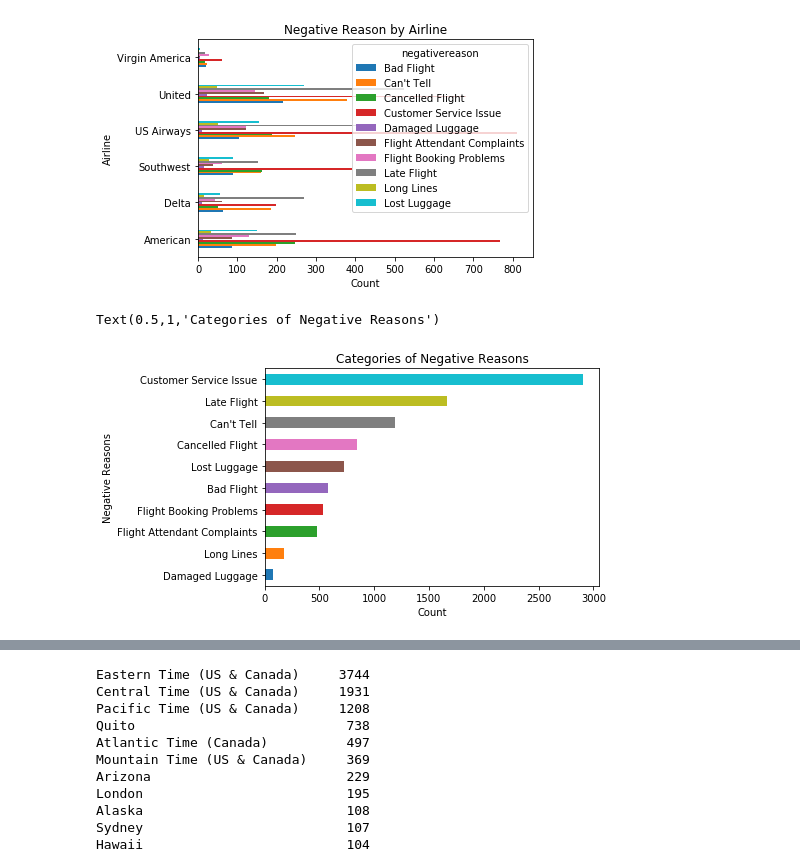
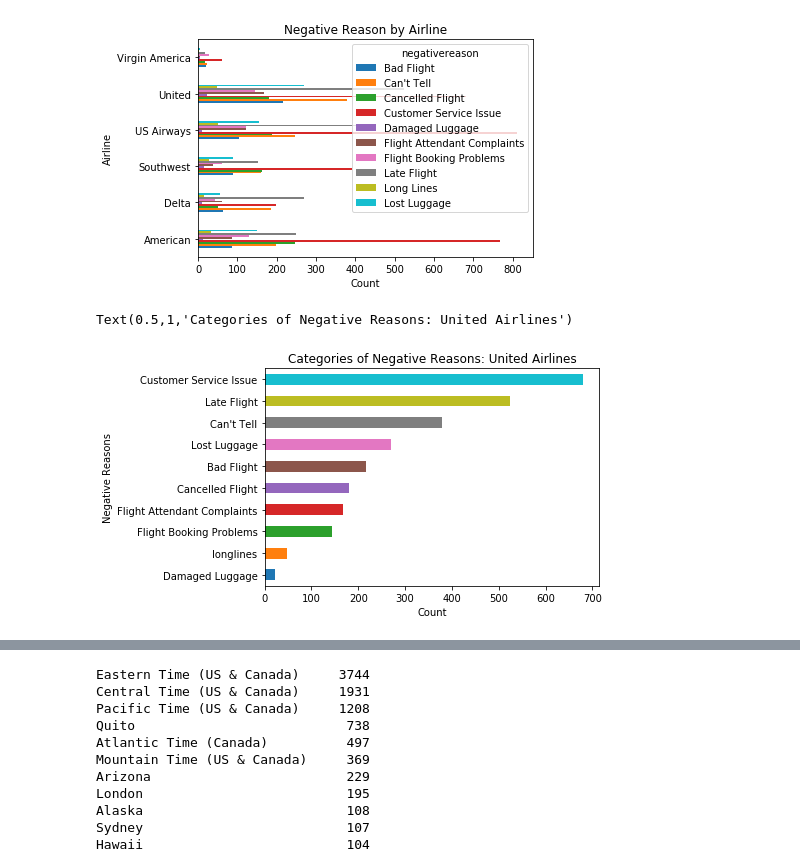
Before and after one commit to becerraperu/NLP-twitter, a Jupyter notebook: NLP - twitter.ipynb, the cells around one changed output, grey strips where cells are left out. Saved outputs shown, nothing was run; the diff lists cells and outputs as text; code cells hidden in the pictures.

```diff
--- a/NLP - twitter.ipynb
+++ b/NLP - twitter.ipynb
@@ -232,16 +332,13 @@ plt.title('Negative Reason by Airline')
 Text(0.5,1,'Negative Reason by Airline')
 [figure]
 # %%
-# Count of category occurence in data
+# Count of category occurence for United.
 
-# df.negativereason.value_counts().plot(kind = "bar")
-# negreas = df.negativereason.value_counts(sort=True)
-
-negreas = df.negativereason.value_counts().sort_values()
+negreas = df[df.airline=='United'].negativereason.value_counts().sort_values()
 negreas.plot.barh()
 plt.xlabel('Count')
 plt.ylabel('Negative Reasons')
-plt.title('Categories of Negative Reasons')
+plt.title('Categories of Negative Reasons: United Airlines')
 # %% [output]
-Text(0.5,1,'Categories of Negative Reasons')
+Text(0.5,1,'Categories of Negative Reasons: United Airlines')
-[figure, old version]
+[figure, new version]
```
Also changed, not shown: parts of 34 cells of this notebook.
